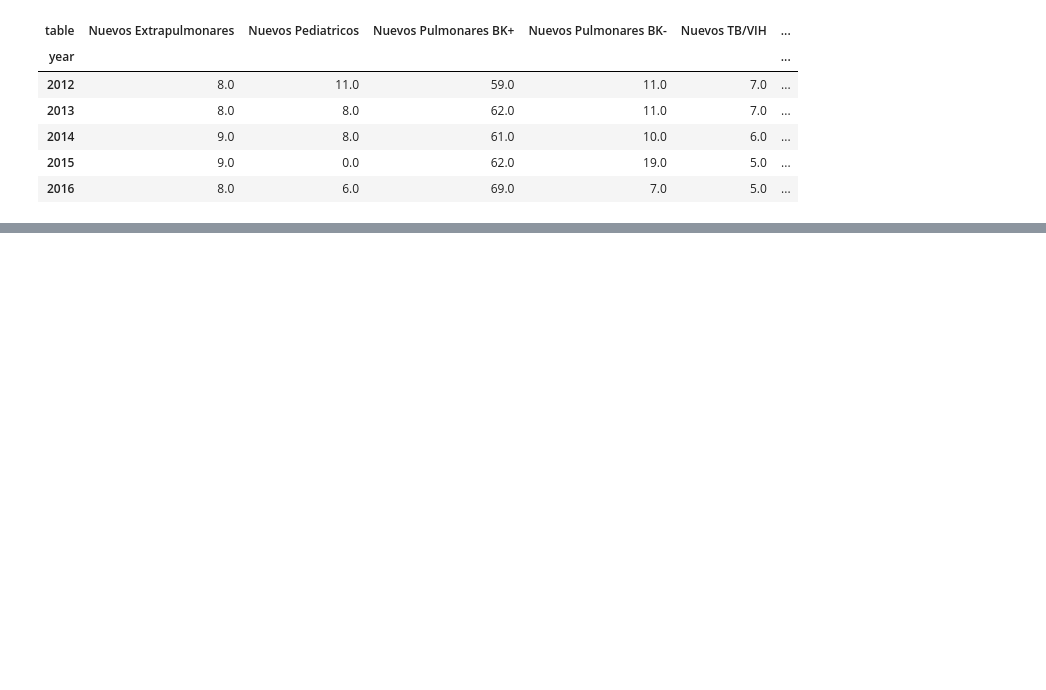
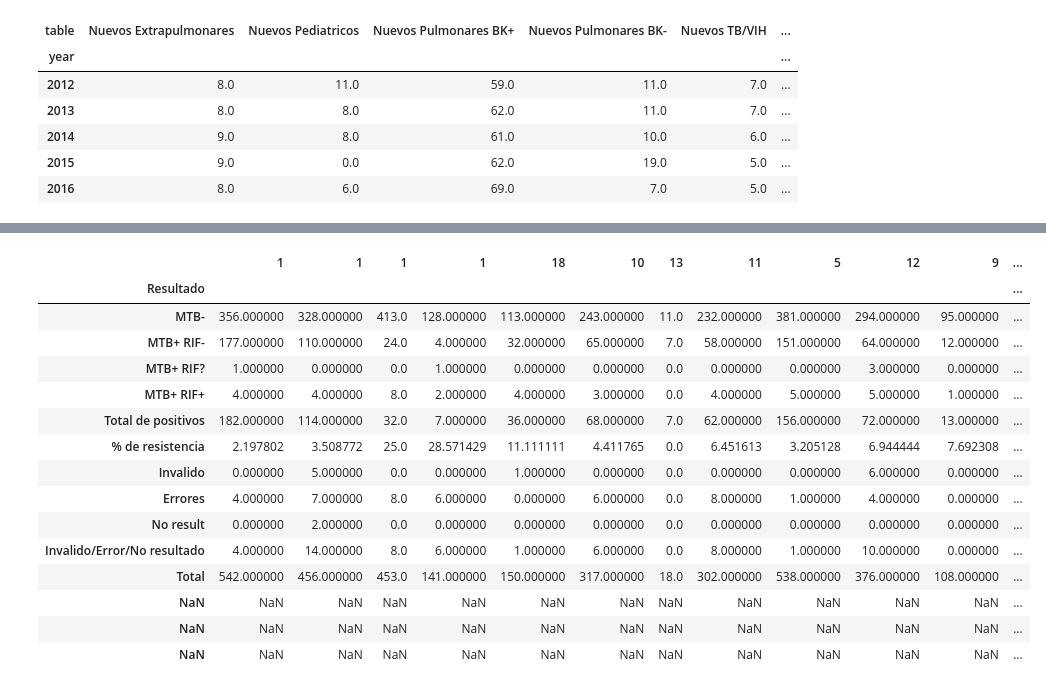
Before and after one commit to Guitlle/gf, a Jupyter notebook: outcome_measurement/tuberculosis/gtm/Guatemala - TB Tx Cohorts - Genexpert analysis.ipynb, the cells around one changed output, grey strips where cells are left out. Saved outputs shown, nothing was run; the diff lists cells and outputs as text; code cells hidden in the pictures; blank space fills up the shorter version.

```diff
--- a/outcome_measurement/tuberculosis/gtm/Guatemala - TB Tx Cohorts - Genexpert analysis.ipynb
+++ b/outcome_measurement/tuberculosis/gtm/Guatemala - TB Tx Cohorts - Genexpert analysis.ipynb
@@ -439,0 +456,19 @@ xp2017
+# %%
+xp2018
+# %% [output]
+|  | 1 | 1 | 1 | 1 | 18 | 10 | 13 | 11 | 5 | 12 | 9 | ... |
+| Resultado |  |  |  |  |  |  |  |  |  |  |  | ... |
+| MTB- | 356.000000 | 328.000000 | 413.0 | 128.000000 | 113.000000 | 243.000000 | 11.0 | 232.000000 | 381.000000 | 294.000000 | 95.000000 | ... |
+| MTB+ RIF- | 177.000000 | 110.000000 | 24.0 | 4.000000 | 32.000000 | 65.000000 | 7.0 | 58.000000 | 151.000000 | 64.000000 | 12.000000 | ... |
+| MTB+ RIF? | 1.000000 | 0.000000 | 0.0 | 1.000000 | 0.000000 | 0.000000 | 0.0 | 0.000000 | 0.000000 | 3.000000 | 0.000000 | ... |
+| MTB+ RIF+ | 4.000000 | 4.000000 | 8.0 | 2.000000 | 4.000000 | 3.000000 | 0.0 | 4.000000 | 5.000000 | 5.000000 | 1.000000 | ... |
+| Total de positivos | 182.000000 | 114.000000 | 32.0 | 7.000000 | 36.000000 | 68.000000 | 7.0 | 62.000000 | 156.000000 | 72.000000 | 13.000000 | ... |
+| % de resistencia | 2.197802 | 3.508772 | 25.0 | 28.571429 | 11.111111 | 4.411765 | 0.0 | 6.451613 | 3.205128 | 6.944444 | 7.692308 | ... |
+| Invalido | 0.000000 | 5.000000 | 0.0 | 0.000000 | 1.000000 | 0.000000 | 0.0 | 0.000000 | 0.000000 | 6.000000 | 0.000000 | ... |
+| Errores | 4.000000 | 7.000000 | 8.0 | 6.000000 | 0.000000 | 6.000000 | 0.0 | 8.000000 | 1.000000 | 4.000000 | 0.000000 | ... |
+| No result | 0.000000 | 2.000000 | 0.0 | 0.000000 | 0.000000 | 0.000000 | 0.0 | 0.000000 | 0.000000 | 0.000000 | 0.000000 | ... |
+| Invalido/Error/No resultado | 4.000000 | 14.000000 | 8.0 | 6.000000 | 1.000000 | 6.000000 | 0.0 | 8.000000 | 1.000000 | 10.000000 | 0.000000 | ... |
+| Total | 542.000000 | 456.000000 | 453.0 | 141.000000 | 150.000000 | 317.000000 | 18.0 | 302.000000 | 538.000000 | 376.000000 | 108.000000 | ... |
+| NaN | NaN | NaN | NaN | NaN | NaN | NaN | NaN | NaN | NaN | NaN | NaN | ... |
+| NaN | NaN | NaN | NaN | NaN | NaN | NaN | NaN | NaN | NaN | NaN | NaN | ... |
+| NaN | NaN | NaN | NaN | NaN | NaN | NaN | NaN | NaN | NaN | NaN | NaN | ... |
```
Also changed, not shown: parts of 2 cells of this notebook.
